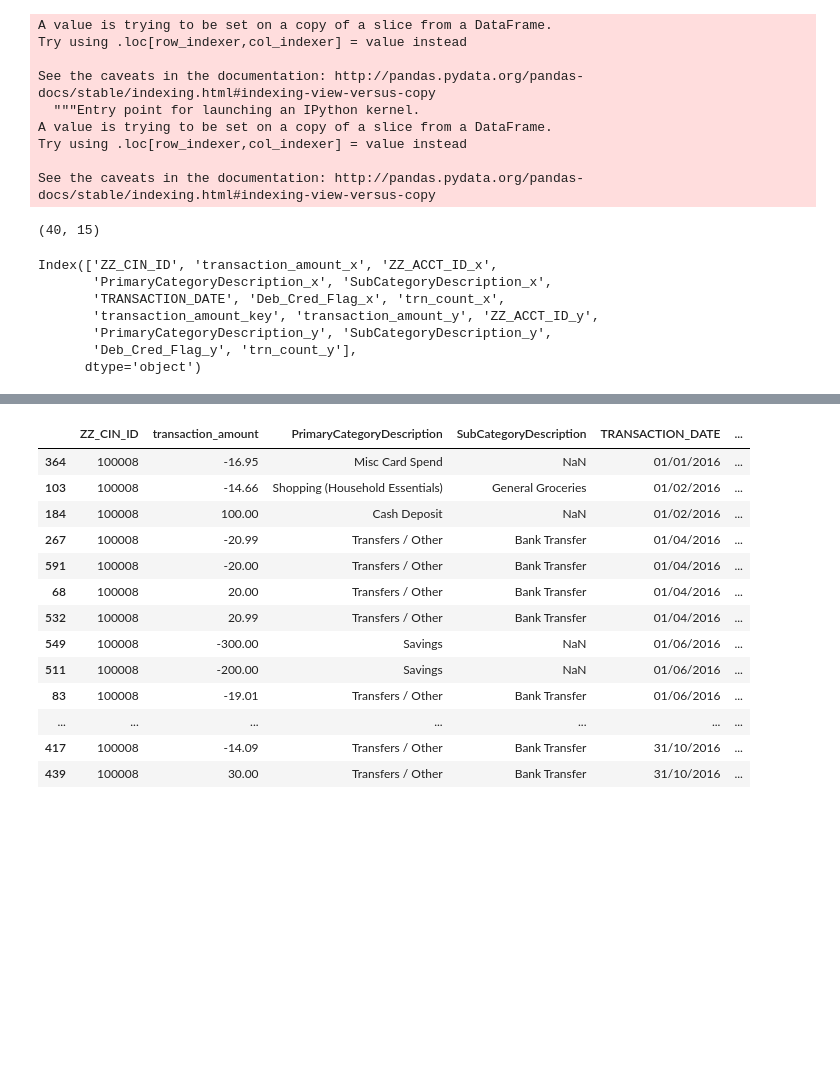
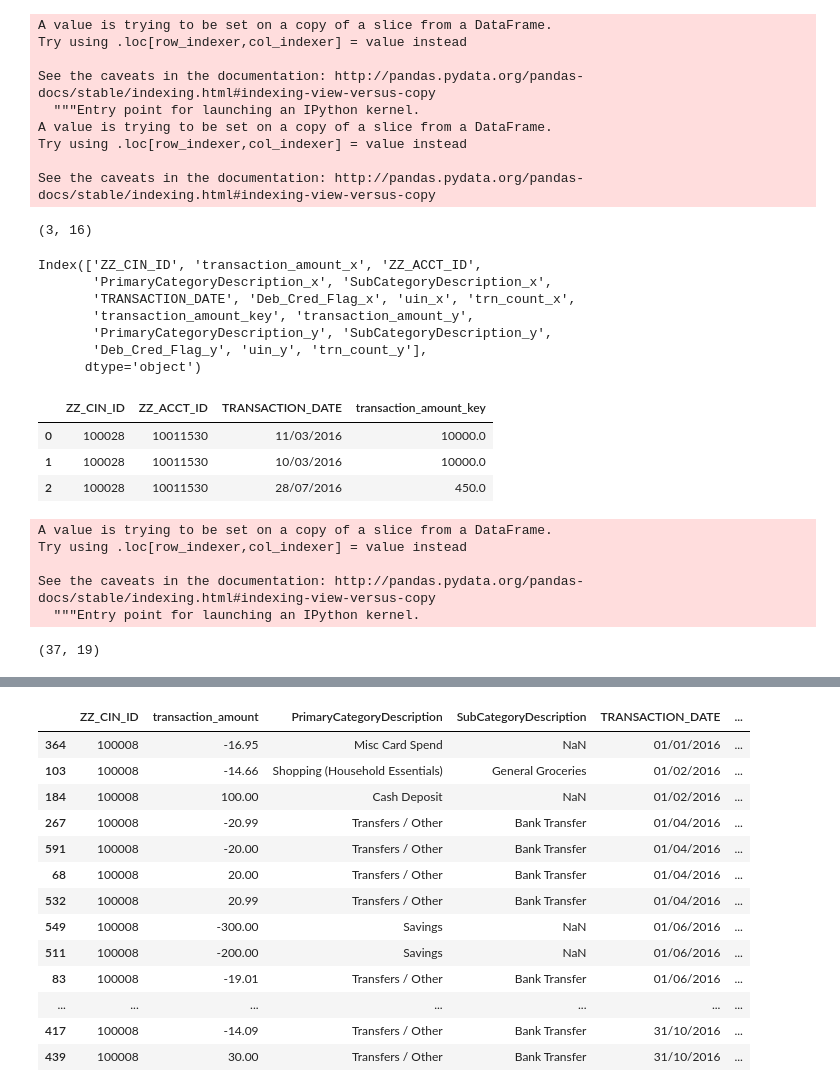
Before and after one commit to jinnashravan/SJHello, a Jupyter notebook: matt_logic.ipynb, the cells around one changed output, grey strips where cells are left out. Drawn from its saved outputs; the diff is of its cells as text; code cells hidden in the pictures; blank space fills up the shorter version.

```diff
--- a/matt_logic.ipynb
+++ b/matt_logic.ipynb
@@ -6,5 +17,5 @@ start = pd.read_csv('C:/Users/sxj335/PycharmProjects/Pytest/data/sample_2_pre_10
 # %%
-start = start.loc[(start.ZZ_CIN_ID == 100028),:].reset_index(drop=True)
+start = start_full.loc[(start.ZZ_CIN_ID == 100028),:].reset_index(drop=True)
 # %%
 start.shape
 # %% [output]
@@ -25,8 +36,8 @@ Index(['ZZ_APP_ID', 'ZZ_CIN_ID', 'ZZ_ACCT_ID', 'applic_date',
       dtype='object')
 # %%
-my_columns = [ 'ZZ_CIN_ID',  'transaction_amount', 'ZZ_ACCT_ID',
+my_columns = ['ZZ_CIN_ID',  'transaction_amount', 'ZZ_ACCT_ID',
        'PrimaryCategoryDescription', 'SubCategoryDescription',
-       'TRANSACTION_DATE',  'Deb_Cred_Flag']
+       'TRANSACTION_DATE',  'Deb_Cred_Flag', 'uin']
 # %%
 start = start.loc[:,my_columns]
 # %%
@@ -78,19 +82,36 @@ See the caveats in the documentation: http://pandas.pydata.org/pandas-docs/stabl
 # %%
 keys = ['ZZ_CIN_ID', 'TRANSACTION_DATE', "transaction_amount_key"]
 keys1 = ['ZZ_CIN_ID', 'ZZ_ACCT_ID', 'TRANSACTION_DATE', "transaction_amount_key"]
-out_trans = pd.merge(df_credit, df_debit, left_on=keys, right_on=keys, how="inner")
-out_trans1 = pd.merge(df_credit, df_debit, left_on=keys1, right_on=keys1, how="inner")
+same_df = pd.merge(df_credit, df_debit, left_on=keys1, right_on=keys1, how="inner")
 # %%
-out_trans.shape
+same_df.shape
 # %% [output]
-(40, 15)
+(3, 16)
 # %%
-out_trans.columns
+same_df.columns
 # %% [output]
-Index(['ZZ_CIN_ID', 'transaction_amount_x', 'ZZ_ACCT_ID_x',
+Index(['ZZ_CIN_ID', 'transaction_amount_x', 'ZZ_ACCT_ID',
        'PrimaryCategoryDescription_x', 'SubCategoryDescription_x',
-       'TRANSACTION_DATE', 'Deb_Cred_Flag_x', 'trn_count_x',
-       'transaction_amount_key', 'transaction_amount_y', 'ZZ_ACCT_ID_y',
+       'TRANSACTION_DATE', 'Deb_Cred_Flag_x', 'uin_x', 'trn_count_x',
+       'transaction_amount_key', 'transaction_amount_y',
        'PrimaryCategoryDescription_y', 'SubCategoryDescription_y',
-       'Deb_Cred_Flag_y', 'trn_count_y'],
+       'Deb_Cred_Flag_y', 'uin_y', 'trn_count_y'],
       dtype='object')
+# %%
+d = same_df[keys1]
+# %%
+d
+# %% [output]
+|  | ZZ_CIN_ID | ZZ_ACCT_ID | TRANSACTION_DATE | transaction_amount_key |
+| 0 | 100028 | 10011530 | 11/03/2016 | 10000.0 |
+| 1 | 100028 | 10011530 | 10/03/2016 | 10000.0 |
+| 2 | 100028 | 10011530 | 28/07/2016 | 450.0 |
+# %%
+d['dup'] = 1
+cr_df = pd.merge(df_credit, d, left_on=keys1, right_on=keys1, how="left")
+# %% [output]
+A value is trying to be set on a copy of a slice from a DataFrame.
+Try using .loc[row_indexer,col_indexer] = value instead
+
+See the caveats in the documentation: http://pandas.pydata.org/pandas-docs/stable/indexing.html#indexing-view-versus-copy
+  """Entry point for launching an IPython kernel.
@@ -96,0 +124,6 @@ Index(['ZZ_CIN_ID', 'transaction_amount_x', 'ZZ_ACCT_ID_x',
+# %%
+k1 = []
+res_df = pd.merge(dd, de, left_on=keys, right_on=keys, how="inner")
+res_df.shape
+# %% [output]
+(37, 19)
```
Also changed, not shown: parts of 39 cells of this notebook.
